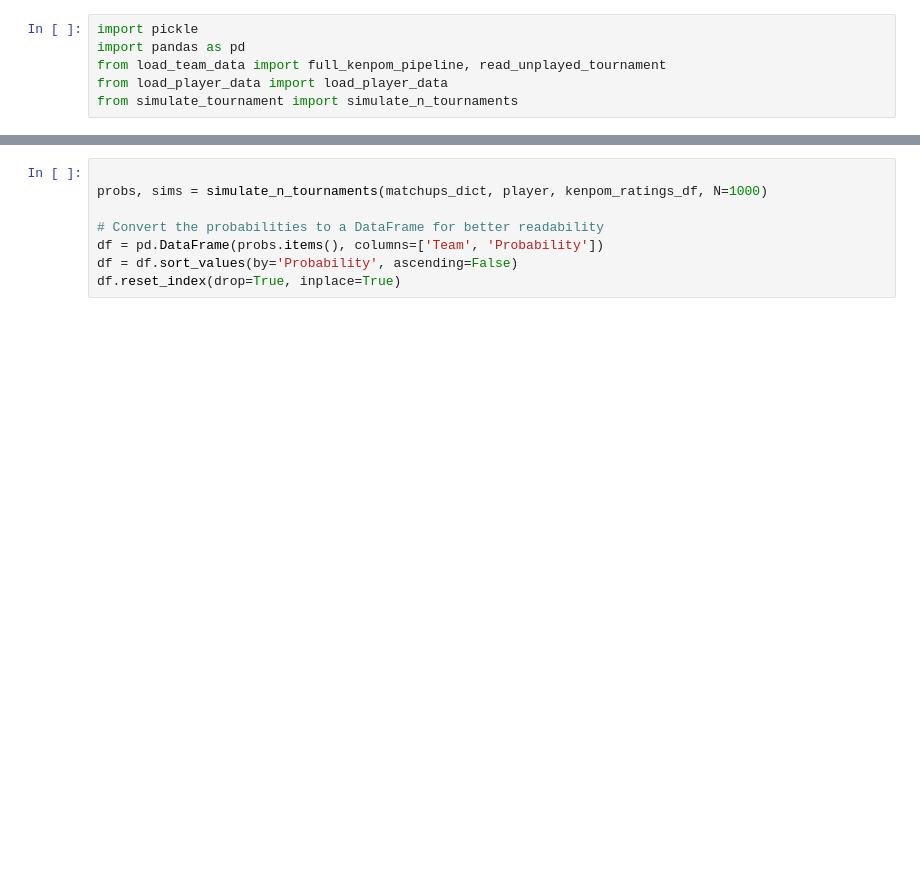
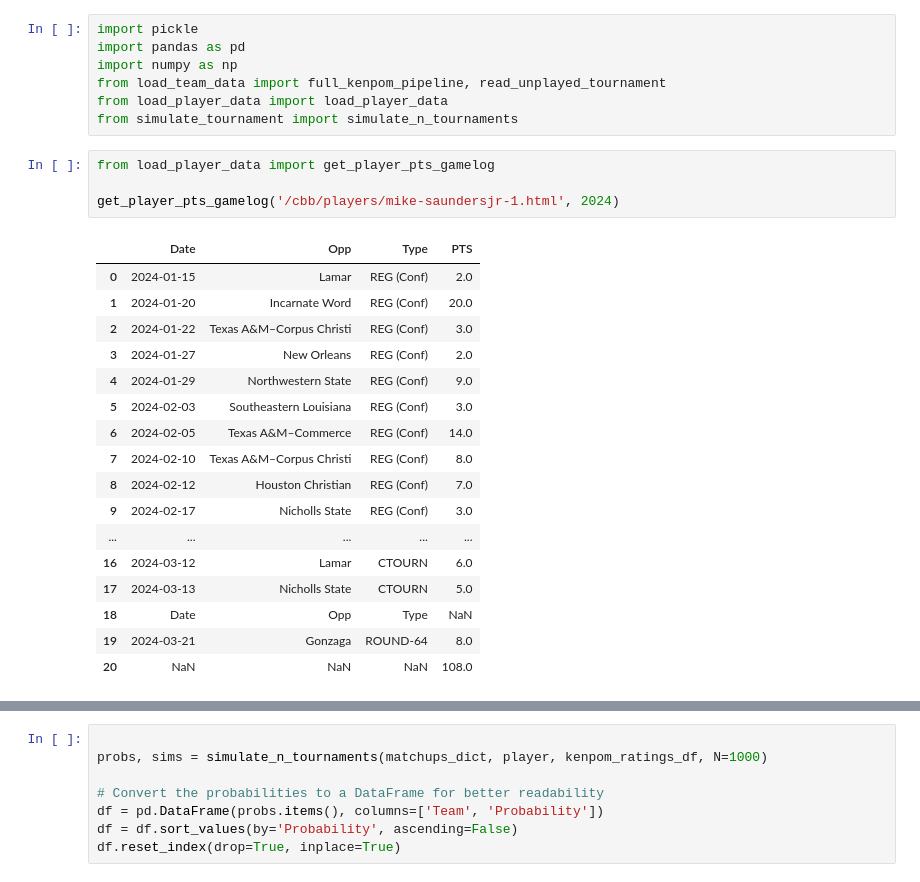
Before and after one commit to zack-overflow/mm2025, a Jupyter notebook: scripts/explore4.ipynb, the cells around one changed output, grey strips where cells are left out. Saved outputs shown, nothing was run; the diff lists cells and outputs as text; blank space fills up the shorter version.

```diff
--- a/scripts/explore4.ipynb
+++ b/scripts/explore4.ipynb
@@ -1,6 +1,29 @@
 # %%
 import pickle
 import pandas as pd
+import numpy as np
 from load_team_data import full_kenpom_pipeline, read_unplayed_tournament
 from load_player_data import load_player_data
 from simulate_tournament import simulate_n_tournaments
+# %%
+from load_player_data import get_player_pts_gamelog
+
+get_player_pts_gamelog('/cbb/players/mike-saundersjr-1.html', 2024)
+# %% [output]
+|  | Date | Opp | Type | PTS |
+| 0 | 2024-01-15 | Lamar | REG (Conf) | 2.0 |
+| 1 | 2024-01-20 | Incarnate Word | REG (Conf) | 20.0 |
+| 2 | 2024-01-22 | Texas A&M–Corpus Christi | REG (Conf) | 3.0 |
+| 3 | 2024-01-27 | New Orleans | REG (Conf) | 2.0 |
+| 4 | 2024-01-29 | Northwestern State | REG (Conf) | 9.0 |
+| 5 | 2024-02-03 | Southeastern Louisiana | REG (Conf) | 3.0 |
+| 6 | 2024-02-05 | Texas A&M–Commerce | REG (Conf) | 14.0 |
+| 7 | 2024-02-10 | Texas A&M–Corpus Christi | REG (Conf) | 8.0 |
+| 8 | 2024-02-12 | Houston Christian | REG (Conf) | 7.0 |
+| 9 | 2024-02-17 | Nicholls State | REG (Conf) | 3.0 |
+| ... | ... | ... | ... | ... |
+| 16 | 2024-03-12 | Lamar | CTOURN | 6.0 |
+| 17 | 2024-03-13 | Nicholls State | CTOURN | 5.0 |
+| 18 | Date | Opp | Type | NaN |
+| 19 | 2024-03-21 | Gonzaga | ROUND-64 | 8.0 |
+| 20 | NaN | NaN | NaN | 108.0 |
```
Also changed, not shown: parts of 8 cells of this notebook, 22 other files.
